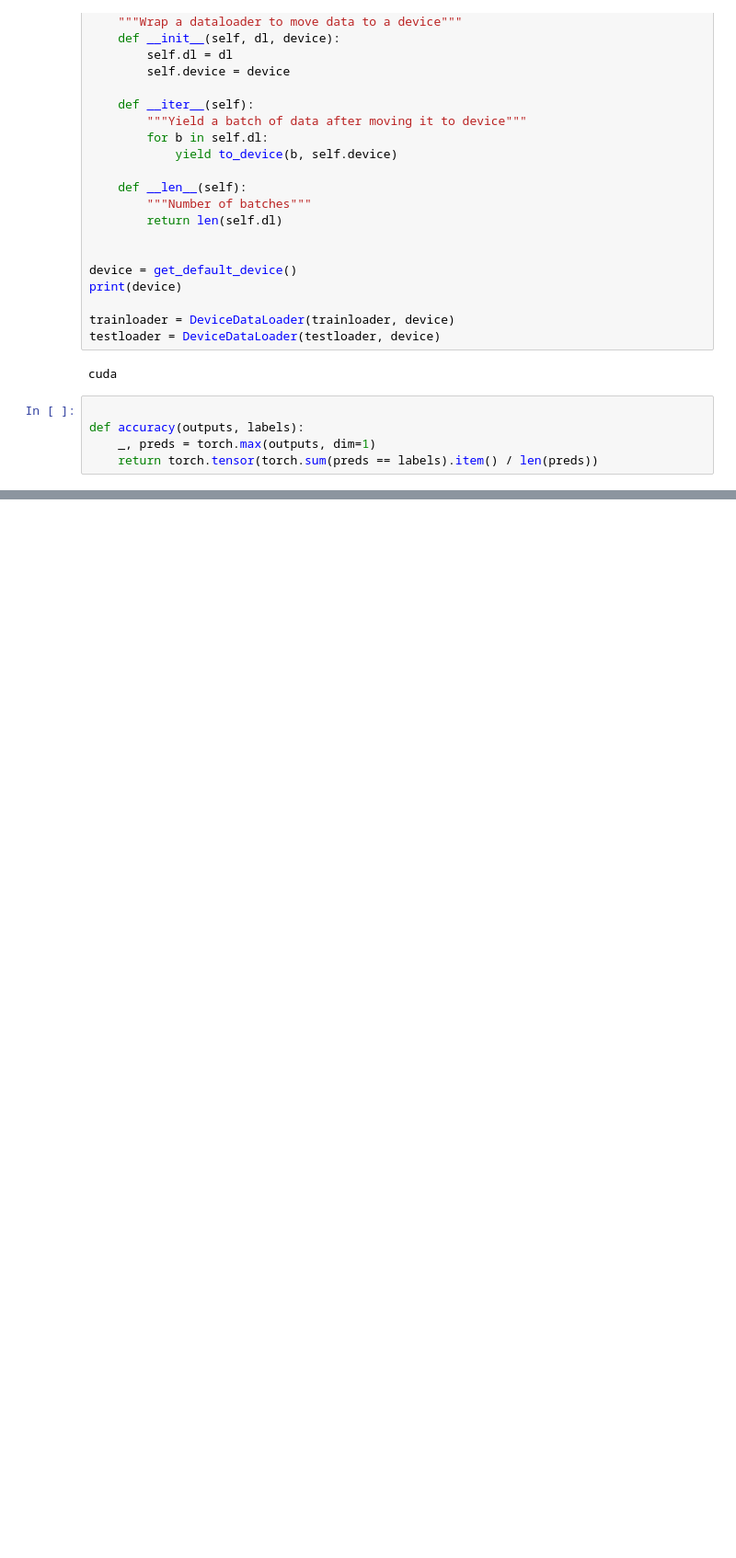
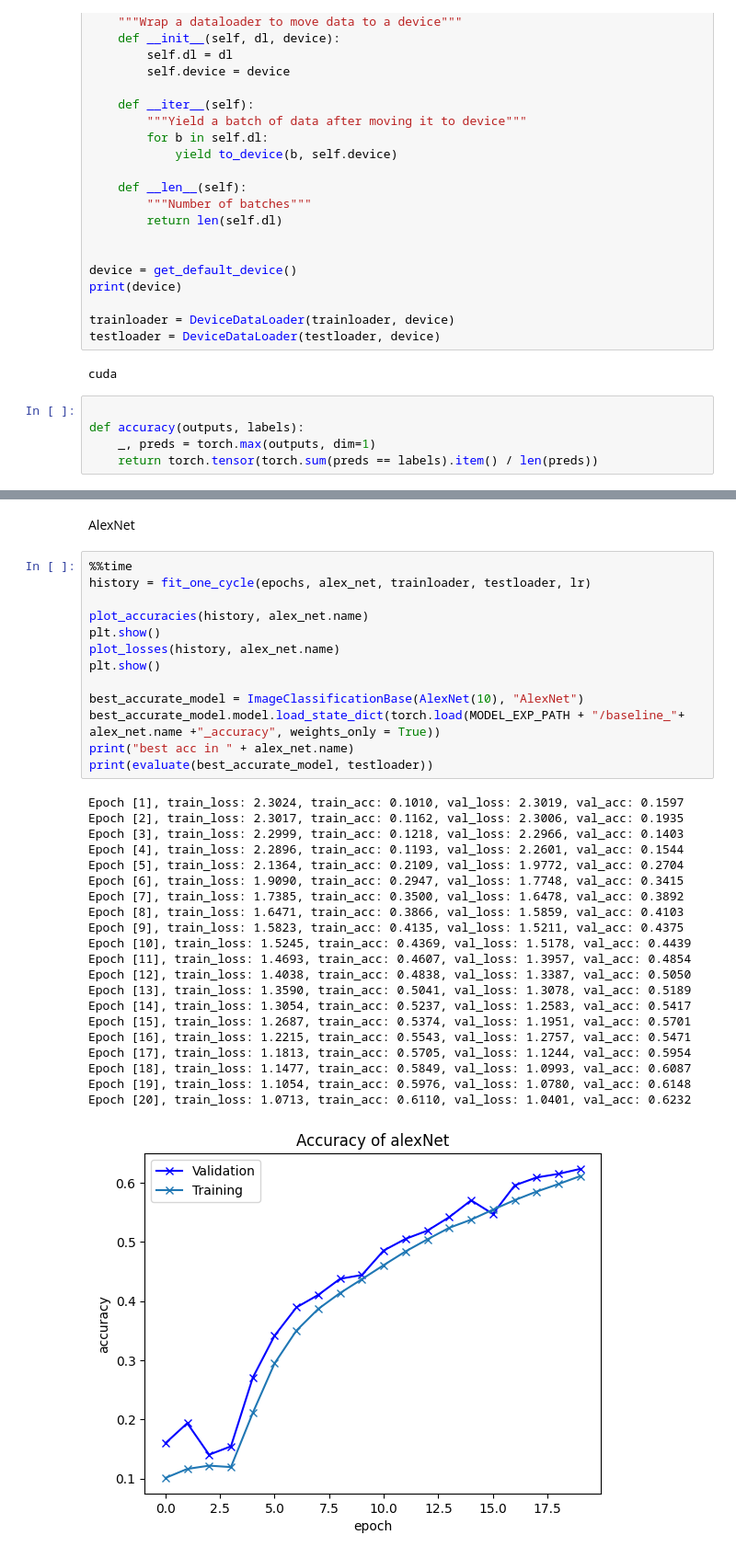
Before and after one commit to Serebro1/Deeplearn_lab4, a Jupyter notebook: transferModels.ipynb, the cells around one changed output, grey strips where cells are left out. Shown: that part at 92% size. Saved outputs shown, nothing was run; the diff lists cells and outputs as text; blank space fills up the shorter version.

```diff
--- a/transferModels.ipynb
+++ b/transferModels.ipynb
@@ -138,0 +457,37 @@ Estimated Total Size (MB): 2095.86
+# %% [markdown]
+AlexNet
+# %%
+%%time
+history = fit_one_cycle(epochs, alex_net, trainloader, testloader, lr)
+
+plot_accuracies(history, alex_net.name)
+plt.show()
+plot_losses(history, alex_net.name)
+plt.show()
+
+best_accurate_model = ImageClassificationBase(AlexNet(10), "AlexNet")
+best_accurate_model.model.load_state_dict(torch.load(MODEL_EXP_PATH + "/baseline_"+ alex_net.name +"_accuracy", weights_only = True))
+print("best acc in " + alex_net.name)
+print(evaluate(best_accurate_model, testloader))
+# %% [output]
+Epoch [1], train_loss: 2.3024, train_acc: 0.1010, val_loss: 2.3019, val_acc: 0.1597
+Epoch [2], train_loss: 2.3017, train_acc: 0.1162, val_loss: 2.3006, val_acc: 0.1935
+Epoch [3], train_loss: 2.2999, train_acc: 0.1218, val_loss: 2.2966, val_acc: 0.1403
+Epoch [4], train_loss: 2.2896, train_acc: 0.1193, val_loss: 2.2601, val_acc: 0.1544
+Epoch [5], train_loss: 2.1364, train_acc: 0.2109, val_loss: 1.9772, val_acc: 0.2704
+Epoch [6], train_loss: 1.9090, train_acc: 0.2947, val_loss: 1.7748, val_acc: 0.3415
+Epoch [7], train_loss: 1.7385, train_acc: 0.3500, val_loss: 1.6478, val_acc: 0.3892
+Epoch [8], train_loss: 1.6471, train_acc: 0.3866, val_loss: 1.5859, val_acc: 0.4103
+Epoch [9], train_loss: 1.5823, train_acc: 0.4135, val_loss: 1.5211, val_acc: 0.4375
+Epoch [10], train_loss: 1.5245, train_acc: 0.4369, val_loss: 1.5178, val_acc: 0.4439
+Epoch [11], train_loss: 1.4693, train_acc: 0.4607, val_loss: 1.3957, val_acc: 0.4854
+Epoch [12], train_loss: 1.4038, train_acc: 0.4838, val_loss: 1.3387, val_acc: 0.5050
+Epoch [13], train_loss: 1.3590, train_acc: 0.5041, val_loss: 1.3078, val_acc: 0.5189
+Epoch [14], train_loss: 1.3054, train_acc: 0.5237, val_loss: 1.2583, val_acc: 0.5417
+Epoch [15], train_loss: 1.2687, train_acc: 0.5374, val_loss: 1.1951, val_acc: 0.5701
+Epoch [16], train_loss: 1.2215, train_acc: 0.5543, val_loss: 1.2757, val_acc: 0.5471
+Epoch [17], train_loss: 1.1813, train_acc: 0.5705, val_loss: 1.1244, val_acc: 0.5954
+Epoch [18], train_loss: 1.1477, train_acc: 0.5849, val_loss: 1.0993, val_acc: 0.6087
+Epoch [19], train_loss: 1.1054, train_acc: 0.5976, val_loss: 1.0780, val_acc: 0.6148
+Epoch [20], train_loss: 1.0713, train_acc: 0.6110, val_loss: 1.0401, val_acc: 0.6232
+[figure, added]
```
Also changed, not shown: parts of 37 cells of this notebook.
